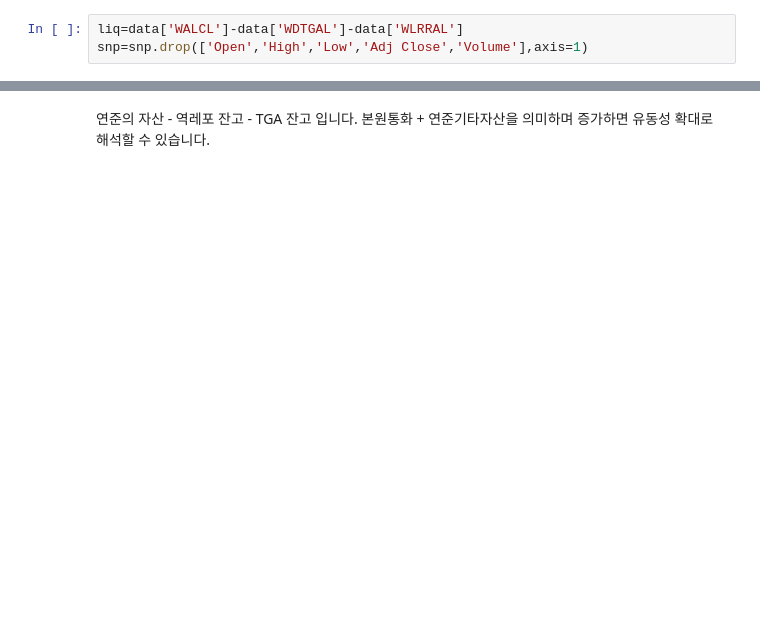
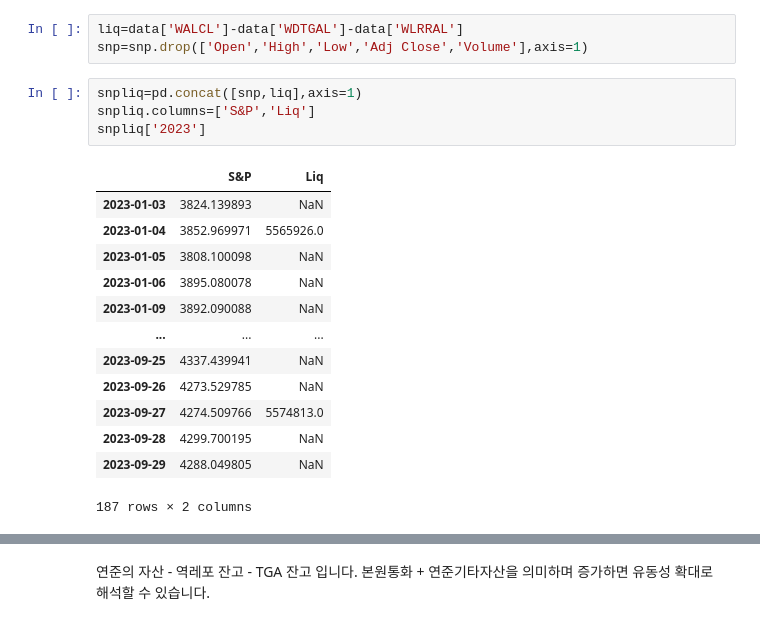
Before and after one commit to hojune2/_investment, a Jupyter notebook: macro.ipynb, the cells around one changed output, grey strips where cells are left out. Drawn from its saved outputs; the diff is of its cells as text; blank space fills up the shorter version.

```diff
--- a/macro.ipynb
+++ b/macro.ipynb
@@ -98,6 +115,24 @@ snp=fdr.DataReader('yfinance:^GSPC',start='2020-01-01')
 # %%
 liq=data['WALCL']-data['WDTGAL']-data['WLRRAL']
 snp=snp.drop(['Open','High','Low','Adj Close','Volume'],axis=1)
+# %%
+snpliq=pd.concat([snp,liq],axis=1)
+snpliq.columns=['S&P','Liq']
+snpliq['2023']
+# %% [output]
+|  | S&P | Liq |
+| 2023-01-03 | 3824.139893 | NaN |
+| 2023-01-04 | 3852.969971 | 5565926.0 |
+| 2023-01-05 | 3808.100098 | NaN |
+| 2023-01-06 | 3895.080078 | NaN |
+| 2023-01-09 | 3892.090088 | NaN |
+| ... | ... | ... |
+| 2023-09-25 | 4337.439941 | NaN |
+| 2023-09-26 | 4273.529785 | NaN |
+| 2023-09-27 | 4274.509766 | 5574813.0 |
+| 2023-09-28 | 4299.700195 | NaN |
+| 2023-09-29 | 4288.049805 | NaN |
+187 rows × 2 columns
 # %%
 pd.DataFrame(liq)
 # %% [output]
```
Also changed, not shown: parts of 17 cells of this notebook.
